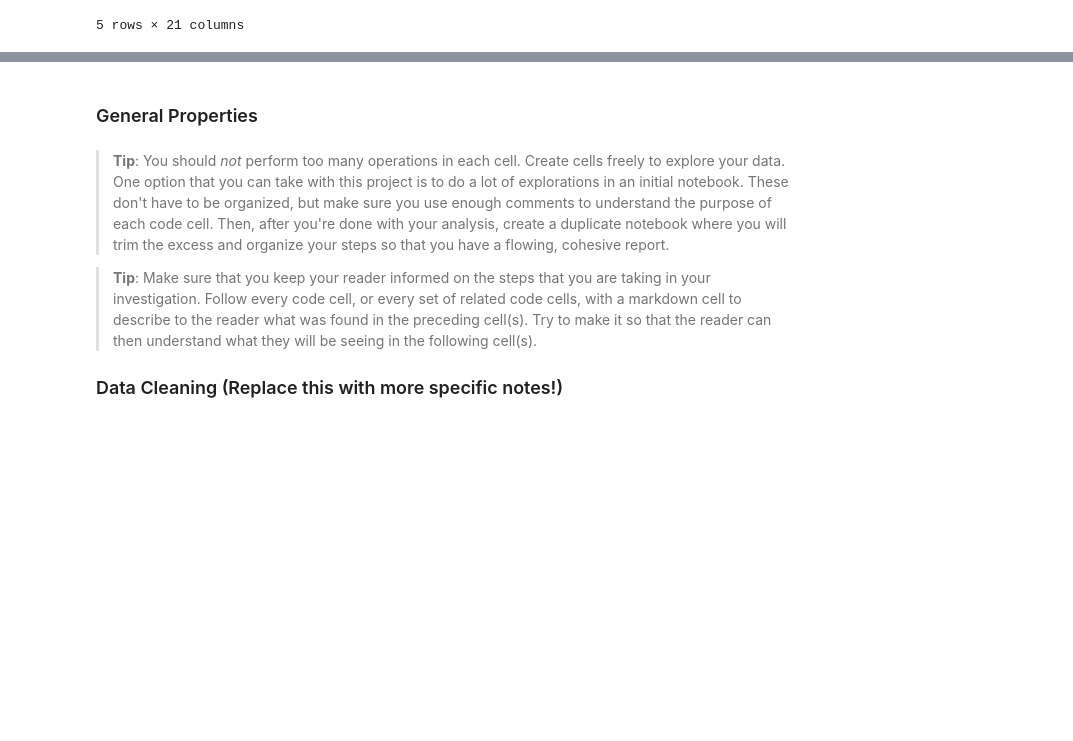
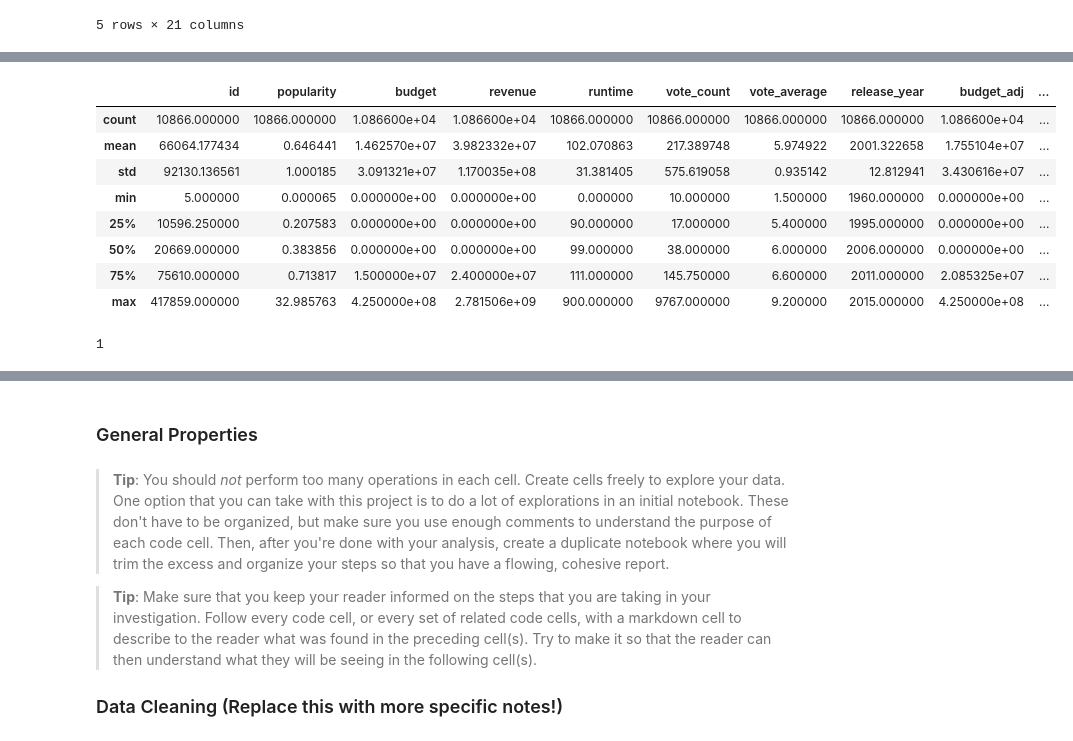
Before and after one commit to KarimEl-Dweky/TMDb-Movie-Data, a Jupyter notebook: TMDb.ipynb, the cells around one changed output, grey strips where cells are left out. Cells and saved outputs as stored; diff of their text form; code cells hidden in the pictures; blank space fills up the shorter version.

```diff
--- a/TMDb.ipynb
+++ b/TMDb.ipynb
@@ -65,0 +109,16 @@ tmdb_movies.head()
+# %%
+tmdb_movies.describe()
+# %% [output]
+|  | id | popularity | budget | revenue | runtime | vote_count | vote_average | release_year | budget_adj | ... |
+| count | 10866.000000 | 10866.000000 | 1.086600e+04 | 1.086600e+04 | 10866.000000 | 10866.000000 | 10866.000000 | 10866.000000 | 1.086600e+04 | ... |
+| mean | 66064.177434 | 0.646441 | 1.462570e+07 | 3.982332e+07 | 102.070863 | 217.389748 | 5.974922 | 2001.322658 | 1.755104e+07 | ... |
+| std | 92130.136561 | 1.000185 | 3.091321e+07 | 1.170035e+08 | 31.381405 | 575.619058 | 0.935142 | 12.812941 | 3.430616e+07 | ... |
+| min | 5.000000 | 0.000065 | 0.000000e+00 | 0.000000e+00 | 0.000000 | 10.000000 | 1.500000 | 1960.000000 | 0.000000e+00 | ... |
+| 25% | 10596.250000 | 0.207583 | 0.000000e+00 | 0.000000e+00 | 90.000000 | 17.000000 | 5.400000 | 1995.000000 | 0.000000e+00 | ... |
+| 50% | 20669.000000 | 0.383856 | 0.000000e+00 | 0.000000e+00 | 99.000000 | 38.000000 | 6.000000 | 2006.000000 | 0.000000e+00 | ... |
+| 75% | 75610.000000 | 0.713817 | 1.500000e+07 | 2.400000e+07 | 111.000000 | 145.750000 | 6.600000 | 2011.000000 | 2.085325e+07 | ... |
+| max | 417859.000000 | 32.985763 | 4.250000e+08 | 2.781506e+09 | 900.000000 | 9767.000000 | 9.200000 | 2015.000000 | 4.250000e+08 | ... |
+# %%
+sum(tmdb_movies['id'].duplicated())
+# %% [output]
+1
```
Also changed, not shown: parts of 15 cells of this notebook.
